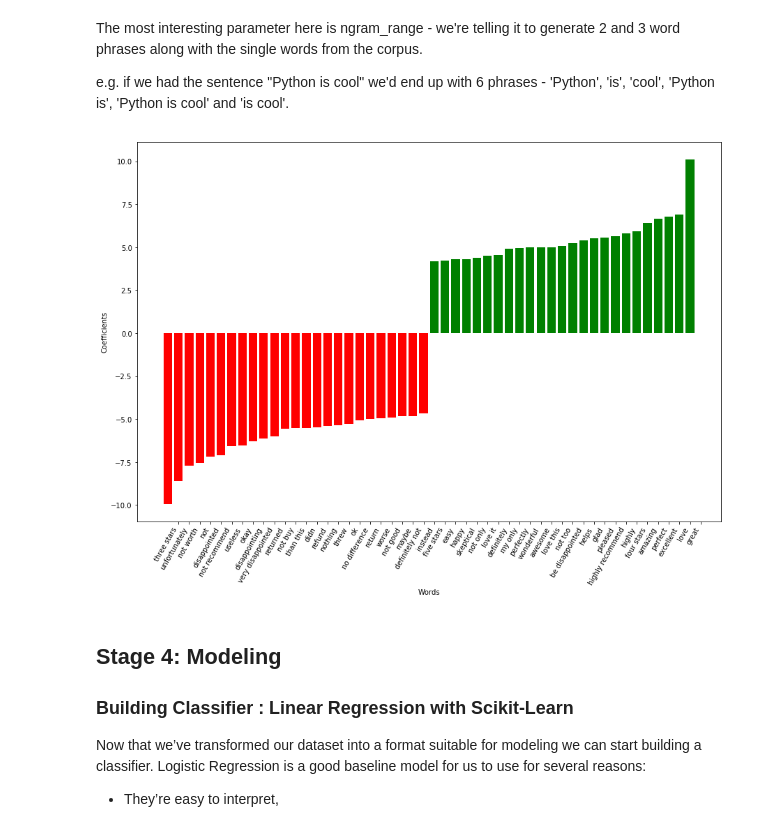
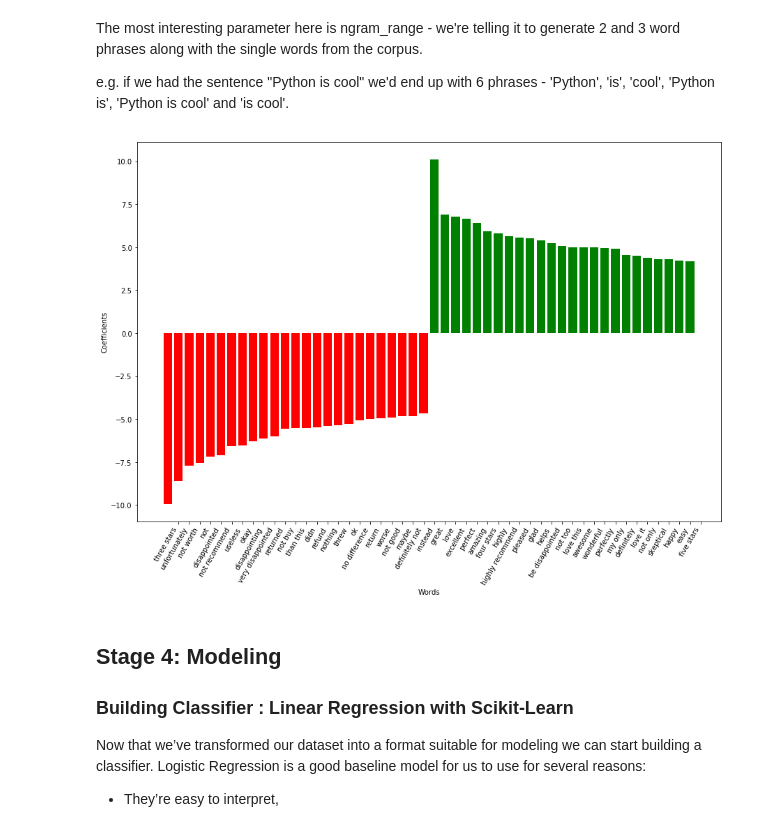
Before and after one commit to PramodaMajhi/sentiment-analysis, a Jupyter notebook: SentimentAnalysis-classical.ipynb, the cells around one changed output. Saved outputs shown, nothing was run; the diff lists cells and outputs as text; code cells hidden in the pictures.

```diff
--- a/SentimentAnalysis-classical.ipynb
+++ b/SentimentAnalysis-classical.ipynb
@@ -109,21 +109,21 @@ e.g. if we had the sentence "Python is cool" we'd end up with 6 phrases - 'Pytho
 # %%
 def plot_coefficients(model, feature_names, top_features=25):
  coef = model.coef_.ravel()
- top_positive_coefficients = np.argsort(coef)[-top_features:]
+ top_positive_coefficients = np.argsort(coef)[-top_features:][::-1]
  top_negative_coefficients = np.argsort(coef)[:top_features]
  top_coefficients = np.hstack([top_negative_coefficients, top_positive_coefficients])
  # create plot
  plt.figure(figsize=(15, 10))
  colors = ['red' if c < 0 else 'green' for c in coef[top_coefficients]]
  plt.bar(np.arange(2 * top_features), coef[top_coefficients], color=colors)
  feature_names = np.array(feature_names)
  plt.xticks(np.arange(1, 1 + 2 * top_features), feature_names[top_coefficients], rotation=60, ha='right')
  plt.ylabel('Coefficients')
  plt.xlabel('Words')
  plt.show()
 plot_coefficients(model, vectorizer.get_feature_names())
 # %% [output]
-[figure, old version]
+[figure, new version]
 # %% [markdown]
 ## Stage 4: Modeling
 
```
Also changed, not shown: parts of 10 cells of this notebook, 2 other files.
